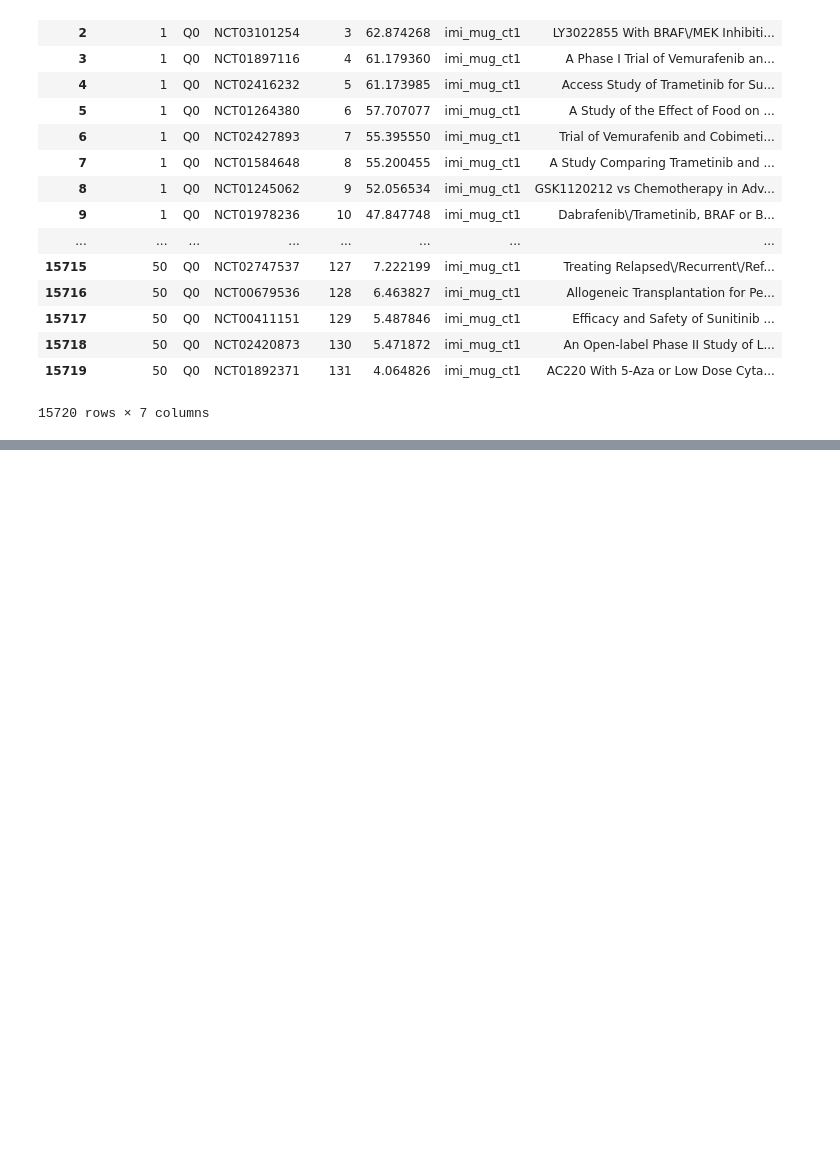
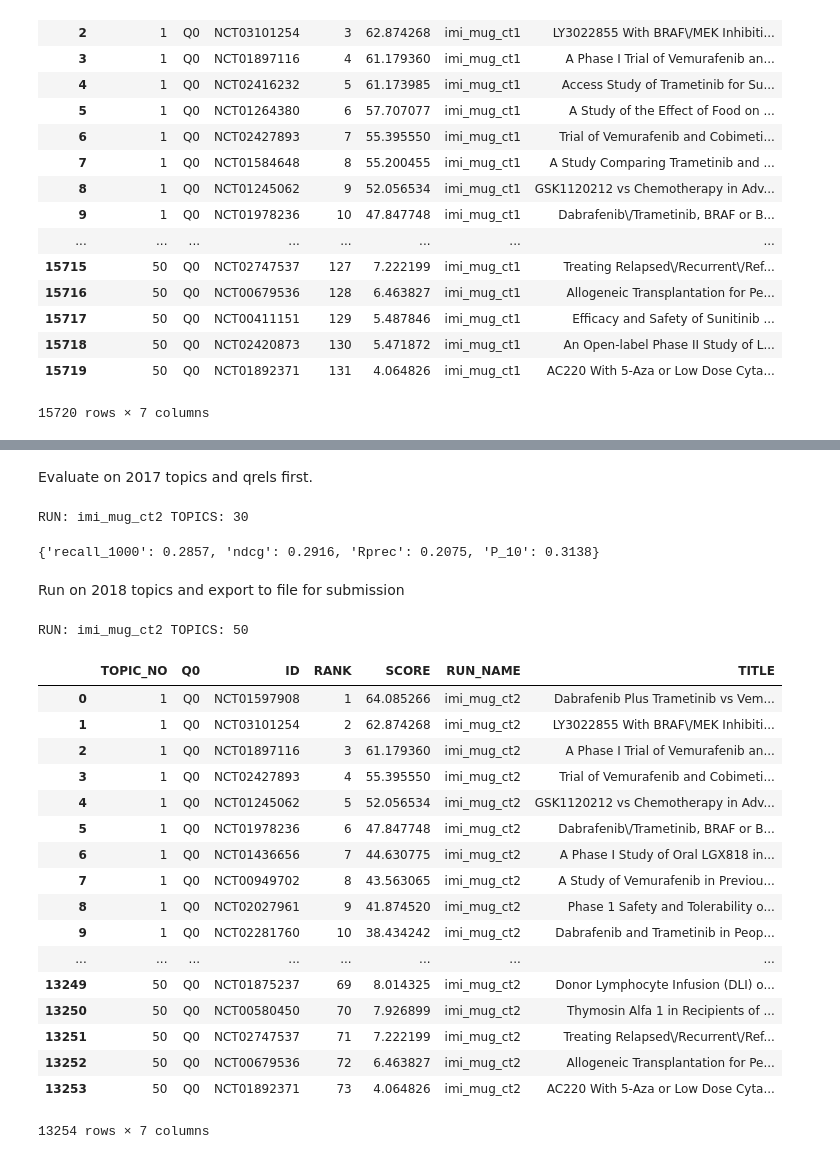
Before and after one commit to plopezgarcia/trec-2018-precision-medicine, a Jupyter notebook: python/trials/trials_submission.ipynb, the cells around one changed output, grey strips where cells are left out. Drawn from its saved outputs; the diff is of its cells as text; code cells hidden in the pictures; blank space fills up the shorter version.

Commit message:
trials uploaded

```diff
--- a/python/trials/trials_submission.ipynb
+++ b/python/trials/trials_submission.ipynb
@@ -104,0 +109,40 @@ utils.to_trec_run_file(run, run_params)
+# %% [markdown]
+Evaluate on 2017 topics and qrels first.
+# %%
+run_params = {
+    'run_id':'imi_mug_ct2',
+    'query_template':'submitted/imi_mug_ct2.json'
+}
+
+run, params = running.run(topics_2017, 'TRIALS', run_params)
+results, aggregated = evaluation.evaluate(qrels_2017, run)
+
+aggregated
+# %% [output]
+RUN: imi_mug_ct2 TOPICS: 30
+{'recall_1000': 0.2857, 'ndcg': 0.2916, 'Rprec': 0.2075, 'P_10': 0.3138}
+# %% [markdown]
+Run on 2018 topics and export to file for submission
+# %%
+run, run_params = running.run(topics_2018, 'TRIALS', run_params)
+run
+# %% [output]
+RUN: imi_mug_ct2 TOPICS: 50
+|  | TOPIC_NO | Q0 | ID | RANK | SCORE | RUN_NAME | TITLE |
+| 0 | 1 | Q0 | NCT01597908 | 1 | 64.085266 | imi_mug_ct2 | Dabrafenib Plus Trametinib vs Vem... |
+| 1 | 1 | Q0 | NCT03101254 | 2 | 62.874268 | imi_mug_ct2 | LY3022855 With BRAF\/MEK Inhibiti... |
+| 2 | 1 | Q0 | NCT01897116 | 3 | 61.179360 | imi_mug_ct2 | A Phase I Trial of Vemurafenib an... |
+| 3 | 1 | Q0 | NCT02427893 | 4 | 55.395550 | imi_mug_ct2 | Trial of Vemurafenib and Cobimeti... |
+| 4 | 1 | Q0 | NCT01245062 | 5 | 52.056534 | imi_mug_ct2 | GSK1120212 vs Chemotherapy in Adv... |
+| 5 | 1 | Q0 | NCT01978236 | 6 | 47.847748 | imi_mug_ct2 | Dabrafenib\/Trametinib, BRAF or B... |
+| 6 | 1 | Q0 | NCT01436656 | 7 | 44.630775 | imi_mug_ct2 | A Phase I Study of Oral LGX818 in... |
+| 7 | 1 | Q0 | NCT00949702 | 8 | 43.563065 | imi_mug_ct2 | A Study of Vemurafenib in Previou... |
+| 8 | 1 | Q0 | NCT02027961 | 9 | 41.874520 | imi_mug_ct2 | Phase 1 Safety and Tolerability o... |
+| 9 | 1 | Q0 | NCT02281760 | 10 | 38.434242 | imi_mug_ct2 | Dabrafenib and Trametinib in Peop... |
+| ... | ... | ... | ... | ... | ... | ... | ... |
+| 13249 | 50 | Q0 | NCT01875237 | 69 | 8.014325 | imi_mug_ct2 | Donor Lymphocyte Infusion (DLI) o... |
+| 13250 | 50 | Q0 | NCT00580450 | 70 | 7.926899 | imi_mug_ct2 | Thymosin Alfa 1 in Recipients of ... |
+| 13251 | 50 | Q0 | NCT02747537 | 71 | 7.222199 | imi_mug_ct2 | Treating Relapsed\/Recurrent\/Ref... |
+| 13252 | 50 | Q0 | NCT00679536 | 72 | 6.463827 | imi_mug_ct2 | Allogeneic Transplantation for Pe... |
+| 13253 | 50 | Q0 | NCT01892371 | 73 | 4.064826 | imi_mug_ct2 | AC220 With 5-Aza or Low Dose Cyta... |
+13254 rows × 7 columns
```
Also changed, not shown: parts of 21 cells of this notebook, 10 other files.
